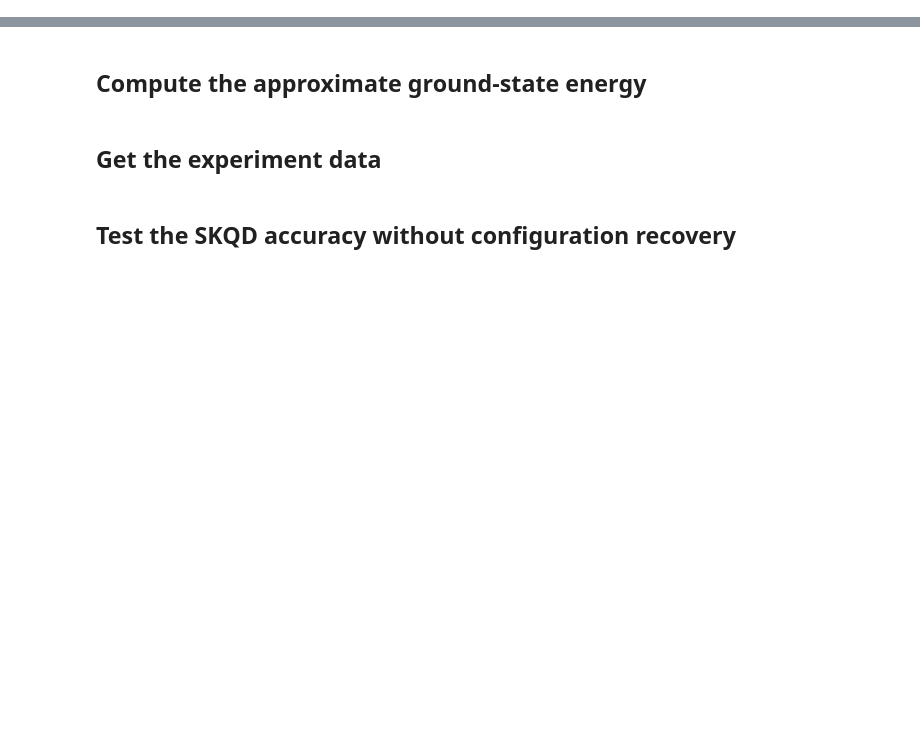
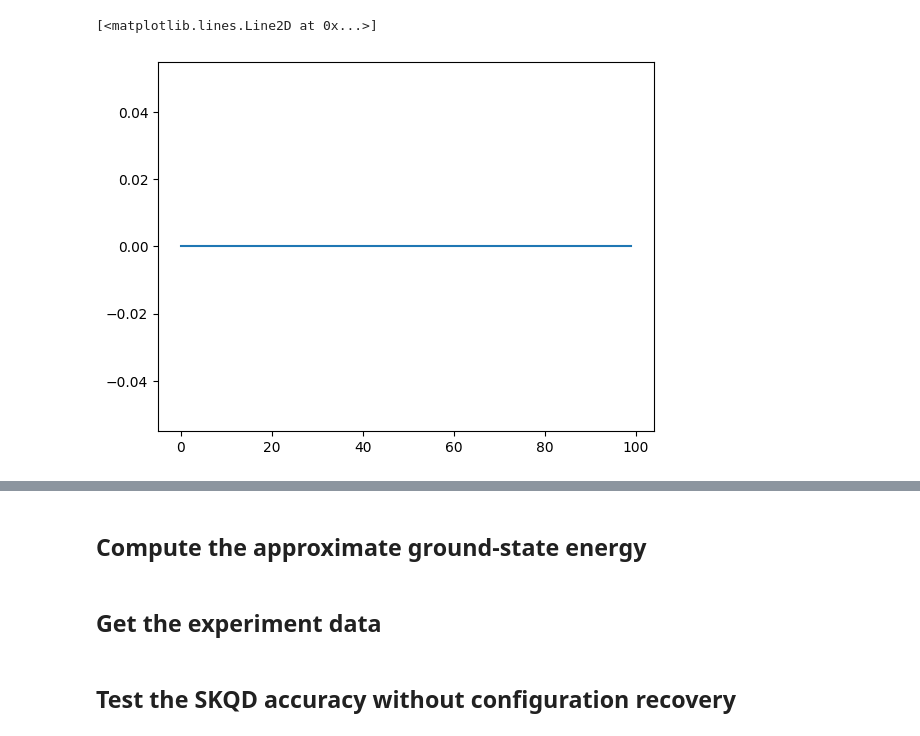
Before and after one commit to yiiyama/skqd_z2lgt, a Jupyter notebook: notebooks/full_workflow.ipynb, the cells around one changed output, grey strips where cells are left out. Drawn from its saved outputs; the diff is of its cells as text; code cells hidden in the pictures; blank space fills up the shorter version.

```diff
--- a/notebooks/full_workflow.ipynb
+++ b/notebooks/full_workflow.ipynb
@@ -108,0 +111,2 @@ LOG.info('Number of links: %d, vertices: %d, plaquettes: %d', num_link, num_vtx,
+# %%
+train_generator(parameters)
@@ -108,0 +132,7 @@ LOG.info('Number of links: %d, vertices: %d, plaquettes: %d', num_link, num_vtx,
+# %%
+from skqd_z2lgt.tasks.train_generator import load_records
+records = load_records(parameters, 0, 2)
+plt.plot(records['test_success_rate'])
+# %% [output]
+[<matplotlib.lines.Line2D at 0x...>]
+[figure, added]
```
Also changed, not shown: parts of 48 cells of this notebook.
